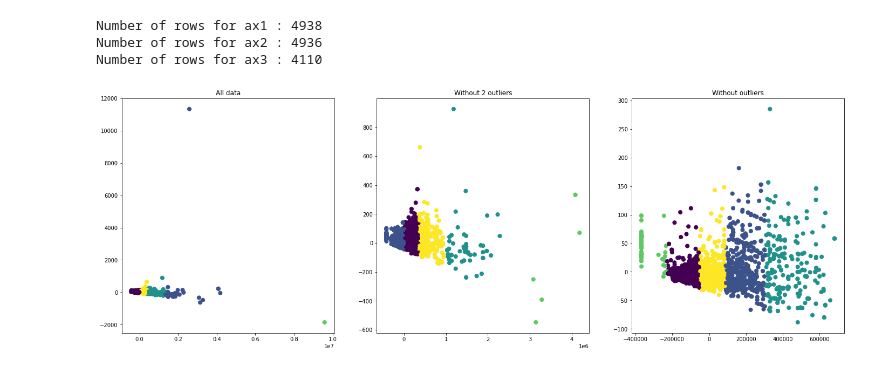
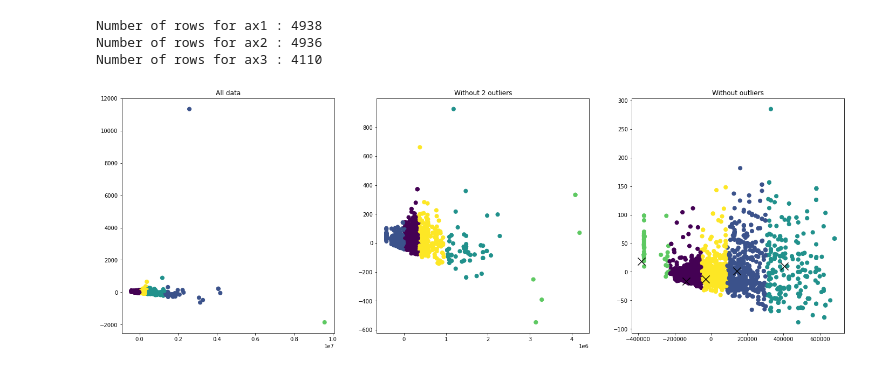
Before and after one commit to filnow/ML-UAM-22, a Jupyter notebook: ex8/8.0.ipynb, the cells around one changed output. Saved outputs shown, nothing was run; the diff lists cells and outputs as text; code cells hidden in the pictures.

Commit message:
add centers

```diff
--- a/ex8/8.0.ipynb
+++ b/ex8/8.0.ipynb
@@ -52,7 +52,8 @@ data['Liczba pięter w budynku'] = data['Liczba pięter w budynku'].astype(int)
  '11' '13' '14' '10' '15' 'niski parter']
 # %%
 #Removing 2 biggest outliers in data
-#That is a row where 'cena' is equal to 10000000 and 'Powierzchnia w m2' is equal to 11930
+#That is a row where 'cena' is equal to 10000000 and
+# a row where 'Powierzchnia w m2' is equal to 11930
 data_without_2_outliers = data[data['Powierzchnia w m2'] != 11930]
 data_without_2_outliers = data_without_2_outliers[data_without_2_outliers['cena'] != 10000000]
 #Removing outliers using z-score
@@ -62,32 +63,44 @@ fig, (ax1, ax2, ax3) = plt.subplots(1, 3, figsize=(24, 8))
 
 for i, df in enumerate([data, data_without_2_outliers, data_without_outliers]):
 
     X = df.values
 
     print(f'Number of rows for ax{i+1} : {X.shape[0]}')
 
     #KMeans
     kmeans = KMeans(n_clusters=5, random_state=0).fit(X)
     clusters = kmeans.predict(X)
+    centers = kmeans.cluster_centers_
 
-    #PCA
+    #PCA for data
     pca = PCA(n_components=2)
     pca.fit(X)
     X_pca = pca.transform(X)
+
+    #PCA for centers
+    pca = PCA(n_components=2)
+    pca.fit(centers)
+    centers_pca = pca.transform(centers)
+
 
     if i == 0:
         ax1.scatter(X_pca[:, 0], X_pca[:, 1], c=clusters, s=50, cmap='viridis')
         ax1.set_title('All data')
 
     elif i == 1:
         ax2.scatter(X_pca[:, 0], X_pca[:, 1], c=clusters, s=50, cmap='viridis')
         ax2.set_title('Without 2 outliers')
 
     elif i == 2:
         ax3.scatter(X_pca[:, 0], X_pca[:, 1], c=clusters, s=50, cmap='viridis')
+        ax3.scatter(centers_pca[:, 0], centers_pca[:, 1], c='black', s=200, alpha=0.9, marker='x')
         ax3.set_title('Without outliers')
+
+#Centers are plotted only on data without outliers
+#because otherwise you see them incorrectly, they are too far to the right
+#this is probably due to pca transformation
 # %% [output]
 Number of rows for ax1 : 4938
 Number of rows for ax2 : 4936
 Number of rows for ax3 : 4110
-[figure, old version]
+[figure, new version]
```
